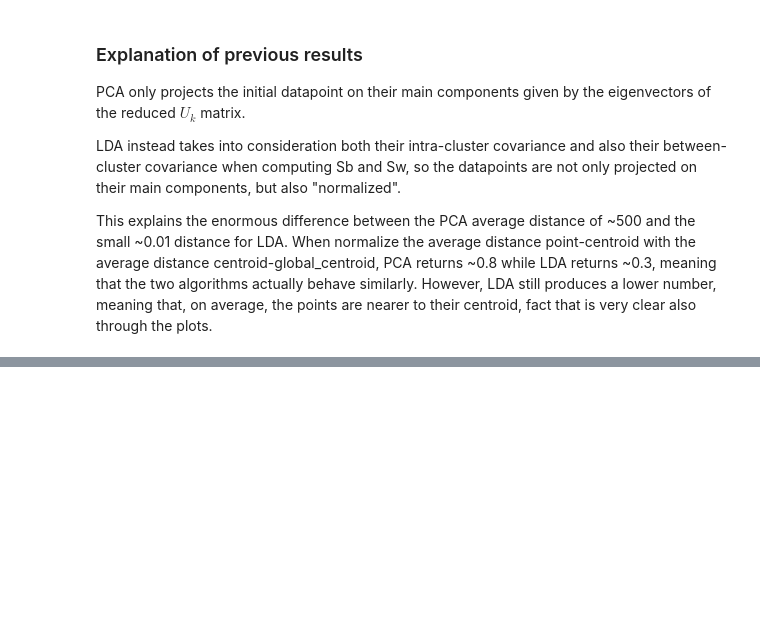
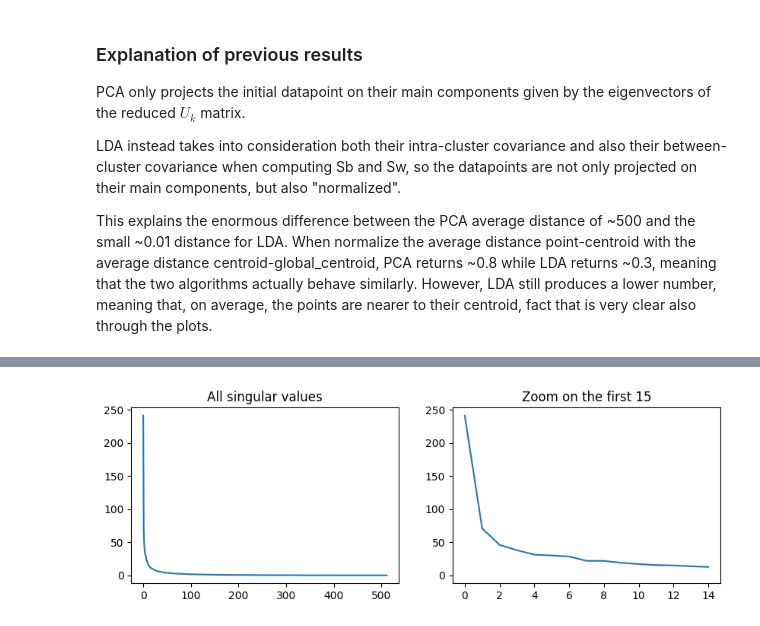
Before and after one commit to MarcelloCeresini/StatMatMethodsAI, a Jupyter notebook: src/Homework2.ipynb, the cells around one changed output, grey strips where cells are left out. Drawn from its saved outputs; the diff is of its cells as text; code cells hidden in the pictures; blank space fills up the shorter version.

```diff
--- a/src/Homework2.ipynb
+++ b/src/Homework2.ipynb
@@ -335,0 +471,14 @@ plt.show()
+# %%
+# Plot the distribution of singular values
+_, axs = plt.subplots(1, 2, figsize=(10, 3))
+axs = axs.flatten()
+axs[0].plot(s)
+axs[0].set_title("All singular values")
+y_lims = axs[0].get_ylim()
+# zoom on the first 15 values to better understand distribution
+axs[1].plot(s[:15])
+axs[1].set_ylim(y_lims)
+axs[1].set_title("Zoom on the first 15")
+plt.show()
+# %% [output]
+[figure, added]
```
Also changed, not shown: parts of 43 cells of this notebook.
